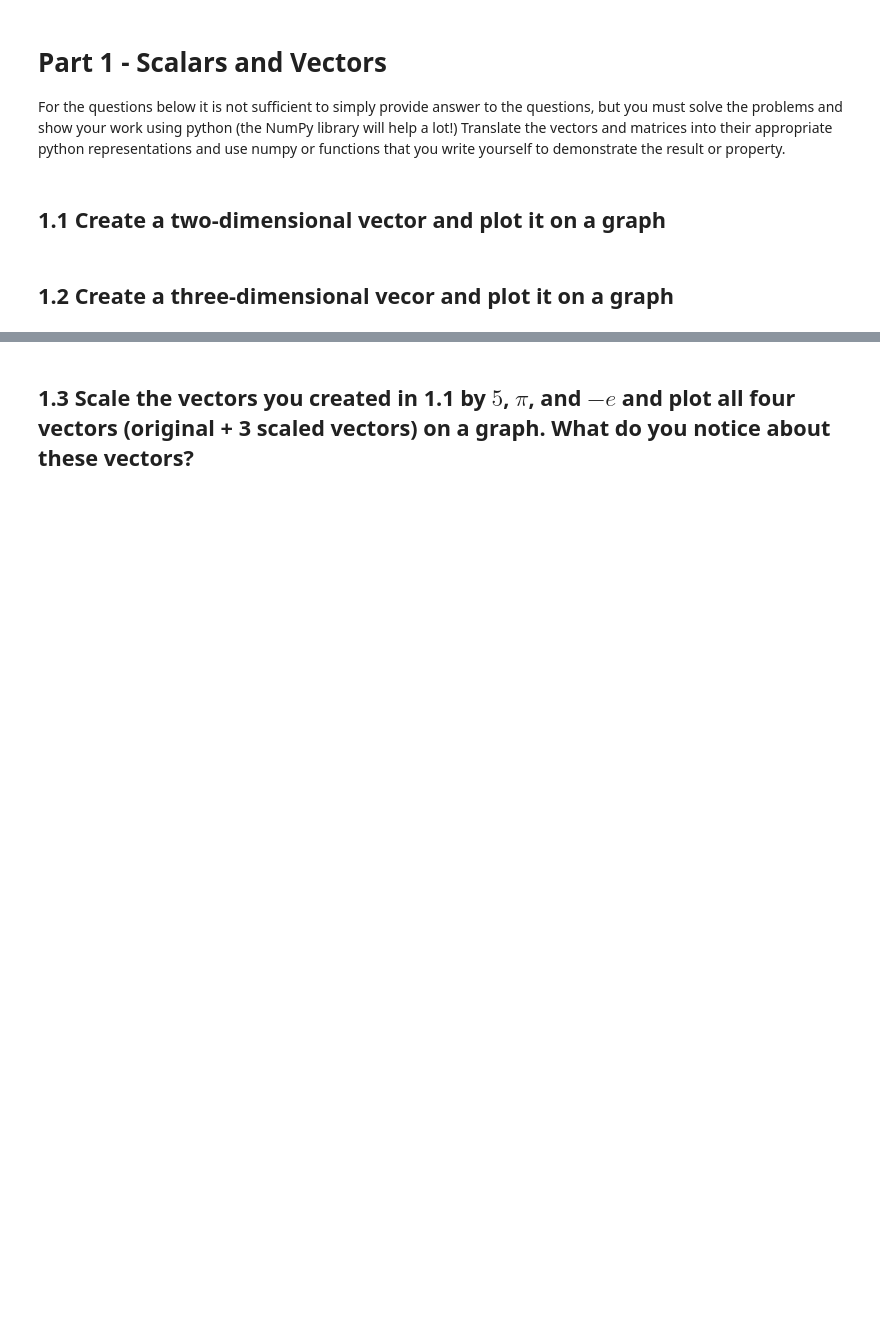
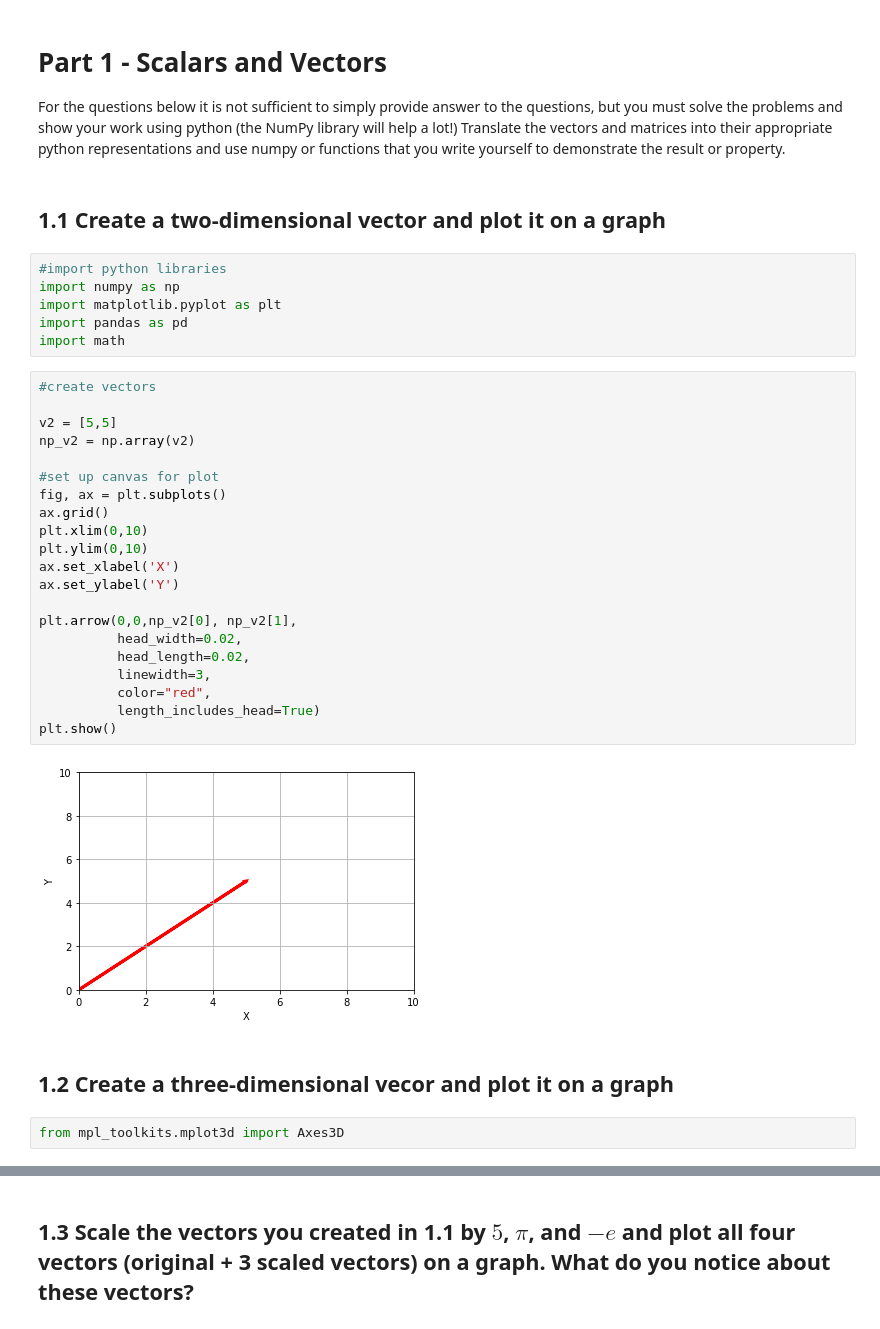
Before and after one commit to lfr4704/DS-Unit-1-Sprint-3-Linear-Algebra, a Jupyter notebook: module1-vectors-and-matrices/LS_DS_131_Vectors_and_Matrices_Assignment.ipynb, the cells around one changed output, grey strips where cells are left out. Saved outputs shown, nothing was run; the diff lists cells and outputs as text; blank space fills up the shorter version.

```diff
--- a/module1-vectors-and-matrices/LS_DS_131_Vectors_and_Matrices_Assignment.ipynb
+++ b/module1-vectors-and-matrices/LS_DS_131_Vectors_and_Matrices_Assignment.ipynb
@@ -4,5 +4,36 @@
 For the questions below it is not sufficient to simply provide answer to the questions, but you must solve the problems and show your work using python (the NumPy library will help a lot!) Translate the vectors and matrices into their appropriate python  representations and use numpy or functions that you write yourself to demonstrate the result or property.
 # %% [markdown]
 ## 1.1 Create a two-dimensional vector and plot it on a graph
+# %%
+#import python libraries
+import numpy as np
+import matplotlib.pyplot as plt
+import pandas as pd
+import math
+# %%
+#create vectors
+
+v2 = [5,5]
+np_v2 = np.array(v2)
+
+#set up canvas for plot
+fig, ax = plt.subplots()
+ax.grid()
+plt.xlim(0,10)
+plt.ylim(0,10)
+ax.set_xlabel('X')
+ax.set_ylabel('Y')
+
+plt.arrow(0,0,np_v2[0], np_v2[1],
+          head_width=0.02,
+          head_length=0.02,
+          linewidth=3,
+          color="red",
+          length_includes_head=True)
+plt.show()
+# %% [output]
+[figure, added]
 # %% [markdown]
 ## 1.2 Create a three-dimensional vecor and plot it on a graph
+# %%
+from mpl_toolkits.mplot3d import Axes3D
```
Also changed, not shown: parts of 5 cells of this notebook.
